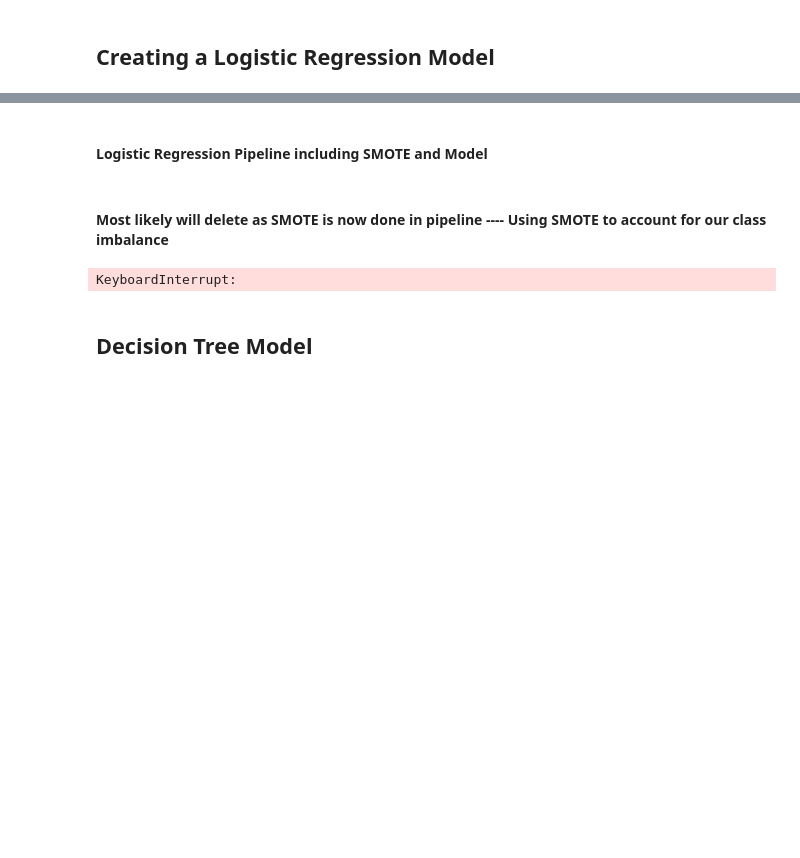
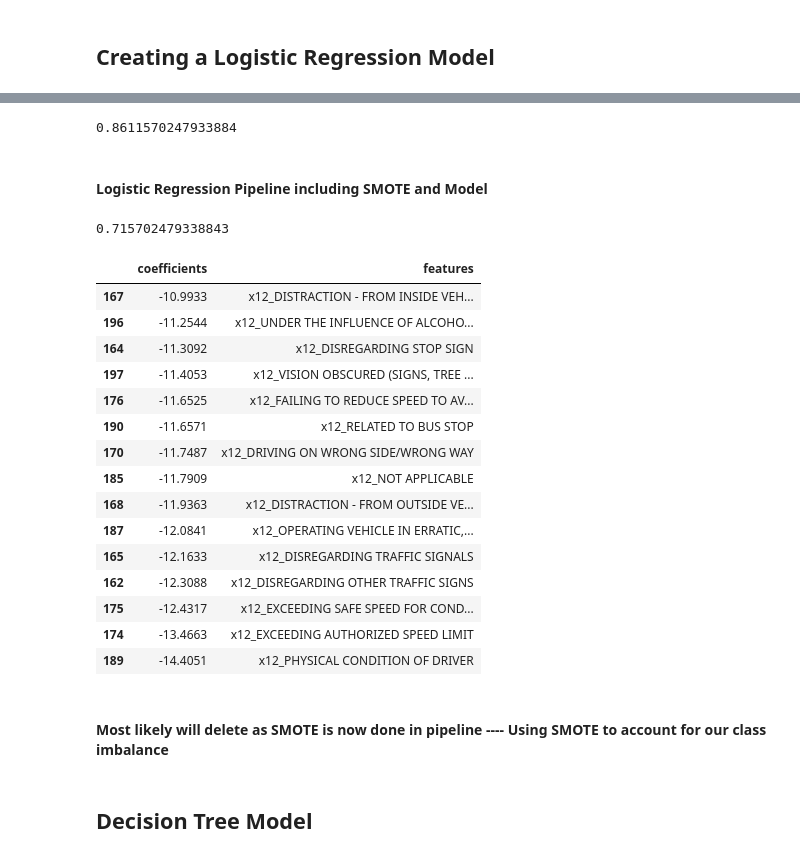
Before and after one commit to nickthetj/DSC-Phase3-Project, a Jupyter notebook: notebooks/Final EDA Notebook.ipynb, the cells around one changed output, grey strips where cells are left out. Drawn from its saved outputs; the diff is of its cells as text; code cells hidden in the pictures; blank space fills up the shorter version.

```diff
--- a/notebooks/Final EDA Notebook.ipynb
+++ b/notebooks/Final EDA Notebook.ipynb
@@ -310,7 +331,9 @@ KeyboardInterrupt:
 # %%
 logreg = LogisticRegression(random_state=42, max_iter = 2000, class_weight = 'balanced', penalty = 'none')
-log_model = logreg.fit(X_train, y_train)
+logreg.fit(X_train, y_train)
 y_true = y_train
-y_pred = log_model.predict(X_train)
+y_pred = logreg.predict(X_train)
 recall_score(y_true, y_pred, pos_label = 'Fatal')
+# %% [output]
+0.8611570247933884
 # %%
@@ -336,4 +360,6 @@ logpipe = Pipeline([('smote', SMOTE(random_state=42, sampling_strategy = 0.3)),
 # %%
 #Cross Validating LogReg with Pipeline
-cv_score_logpipe = cross_val_score(estimator=logpipe, X=X_train, y=y_train, scoring = recall_scorer).mean()
+cv_score_logpipe = cross_val_score(estimator=logpipe, X=X_train, y=y_train, scoring = recall_scorer, n_jobs = -1).mean()
 cv_score_logpipe
+# %% [output]
+0.715702479338843
@@ -339,0 +368,26 @@ cv_score_logpipe
+# %%
+coefficients_table = logpipe.named_steps['model'].coef_
+coefficients_table = coefficients_table.transpose()
+coefficients_table = [x[0] for x in coefficients_table]
+coefficients = pd.Series(list(coefficients_table), name = 'coefficients')
+features = pd.Series(list(categorical_encoded), name = 'features')
+coefs_df = pd.DataFrame([coefficients, features]).transpose()
+coefs_df.sort_values(by='coefficients', inplace=True, ascending=False)
+coefs_df.tail(15)
+# %% [output]
+|  | coefficients | features |
+| 167 | -10.9933 | x12_DISTRACTION - FROM INSIDE VEH... |
+| 196 | -11.2544 | x12_UNDER THE INFLUENCE OF ALCOHO... |
+| 164 | -11.3092 | x12_DISREGARDING STOP SIGN |
+| 197 | -11.4053 | x12_VISION OBSCURED (SIGNS, TREE ... |
+| 176 | -11.6525 | x12_FAILING TO REDUCE SPEED TO AV... |
+| 190 | -11.6571 | x12_RELATED TO BUS STOP |
+| 170 | -11.7487 | x12_DRIVING ON WRONG SIDE/WRONG WAY |
+| 185 | -11.7909 | x12_NOT APPLICABLE |
+| 168 | -11.9363 | x12_DISTRACTION - FROM OUTSIDE VE... |
+| 187 | -12.0841 | x12_OPERATING VEHICLE IN ERRATIC,... |
+| 165 | -12.1633 | x12_DISREGARDING TRAFFIC SIGNALS |
+| 162 | -12.3088 | x12_DISREGARDING OTHER TRAFFIC SIGNS |
+| 175 | -12.4317 | x12_EXCEEDING SAFE SPEED FOR COND... |
+| 174 | -13.4663 | x12_EXCEEDING AUTHORIZED SPEED LIMIT |
+| 189 | -14.4051 | x12_PHYSICAL CONDITION OF DRIVER |
@@ -352,8 +408,6 @@ y_true_smote = y_train_smote
 y_pred_smote = log_model_smote.predict(X_train_smote)
 
 print("Training recall: ", recall_score(y_true_smote, y_pred_smote, pos_label = 'Fatal'))
-# %% [output]
-KeyboardInterrupt:
 # %%
 #Most likely will delete as SMOTE is done in pipeline now
 cv_scores_smote = cross_val_score(estimator = log_model_smote, X=X_train_smote, y=y_train_smote,
```
Also changed, not shown: parts of 25 cells of this notebook.
